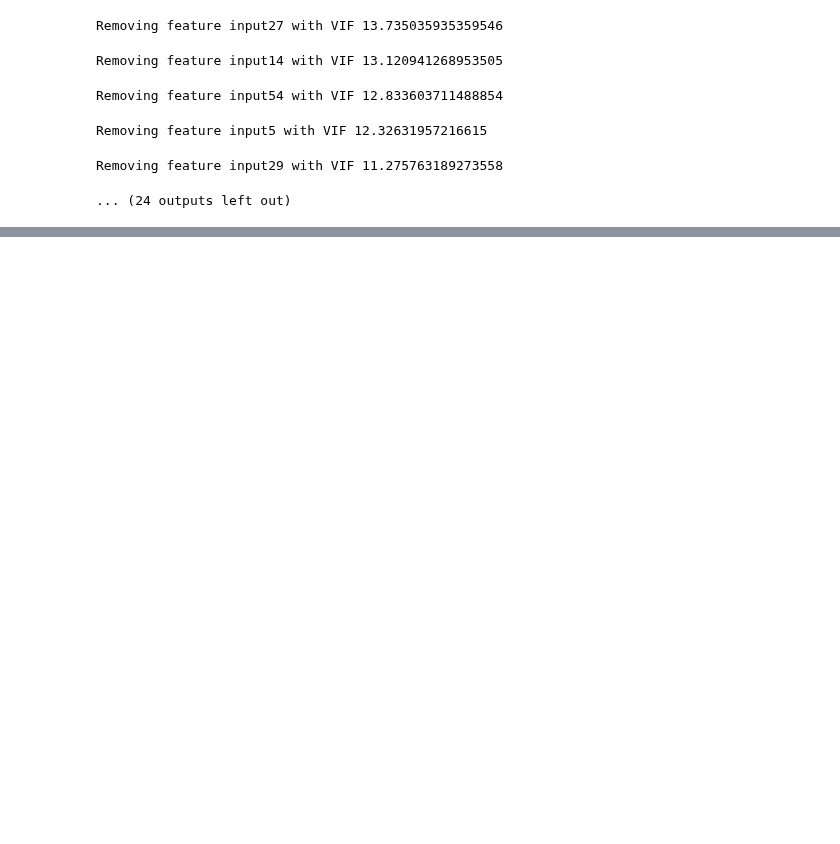
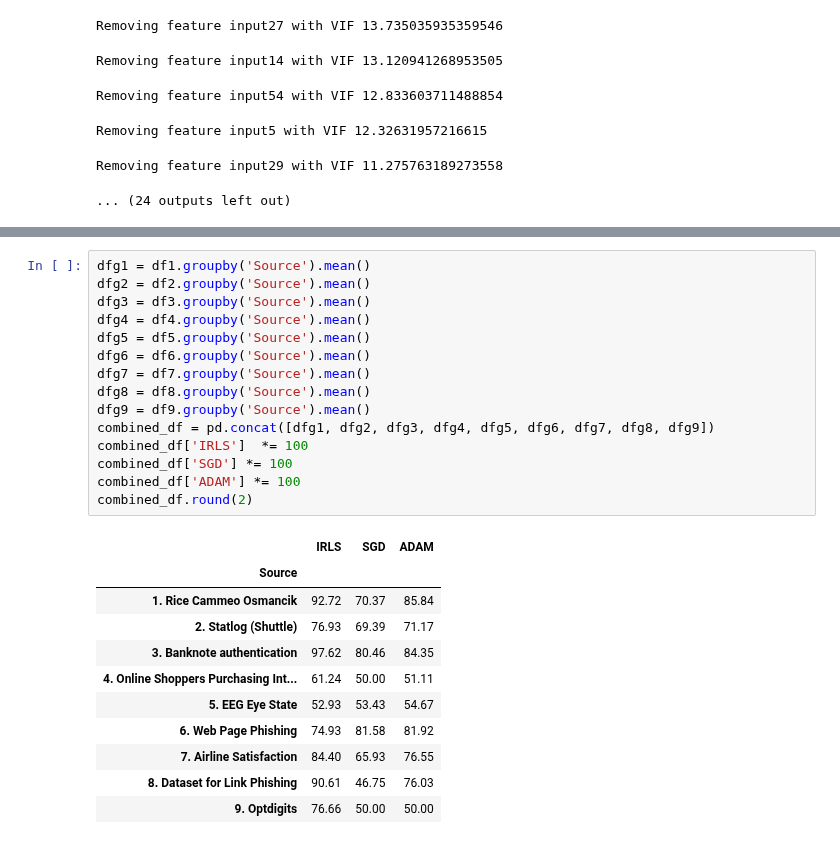
Before and after one commit to KarinaTiurina/aml_projects, a Jupyter notebook: Project1/Task3.2-BalancedAccuracy.ipynb, the cells around one changed output, grey strips where cells are left out. Cells and saved outputs as stored; diff of their text form; blank space fills up the shorter version.

```diff
--- a/Project1/Task3.2-BalancedAccuracy.ipynb
+++ b/Project1/Task3.2-BalancedAccuracy.ipynb
@@ -230,0 +277,27 @@ Removing feature input29 with VIF 11.275763189273558
+# %%
+dfg1 = df1.groupby('Source').mean()
+dfg2 = df2.groupby('Source').mean()
+dfg3 = df3.groupby('Source').mean()
+dfg4 = df4.groupby('Source').mean()
+dfg5 = df5.groupby('Source').mean()
+dfg6 = df6.groupby('Source').mean()
+dfg7 = df7.groupby('Source').mean()
+dfg8 = df8.groupby('Source').mean()
+dfg9 = df9.groupby('Source').mean()
+combined_df = pd.concat([dfg1, dfg2, dfg3, dfg4, dfg5, dfg6, dfg7, dfg8, dfg9])
+combined_df['IRLS']  *= 100
+combined_df['SGD'] *= 100
+combined_df['ADAM'] *= 100
+combined_df.round(2)
+# %% [output]
+|  | IRLS | SGD | ADAM |
+| Source |  |  |  |
+| 1. Rice Cammeo Osmancik | 92.72 | 70.37 | 85.84 |
+| 2. Statlog (Shuttle) | 76.93 | 69.39 | 71.17 |
+| 3. Banknote authentication | 97.62 | 80.46 | 84.35 |
+| 4. Online Shoppers Purchasing Int... | 61.24 | 50.00 | 51.11 |
+| 5. EEG Eye State | 52.93 | 53.43 | 54.67 |
+| 6. Web Page Phishing | 74.93 | 81.58 | 81.92 |
+| 7. Airline Satisfaction | 84.40 | 65.93 | 76.55 |
+| 8. Dataset for Link Phishing | 90.61 | 46.75 | 76.03 |
+| 9. Optdigits | 76.66 | 50.00 | 50.00 |
```
Also changed, not shown: parts of 3 cells of this notebook.
